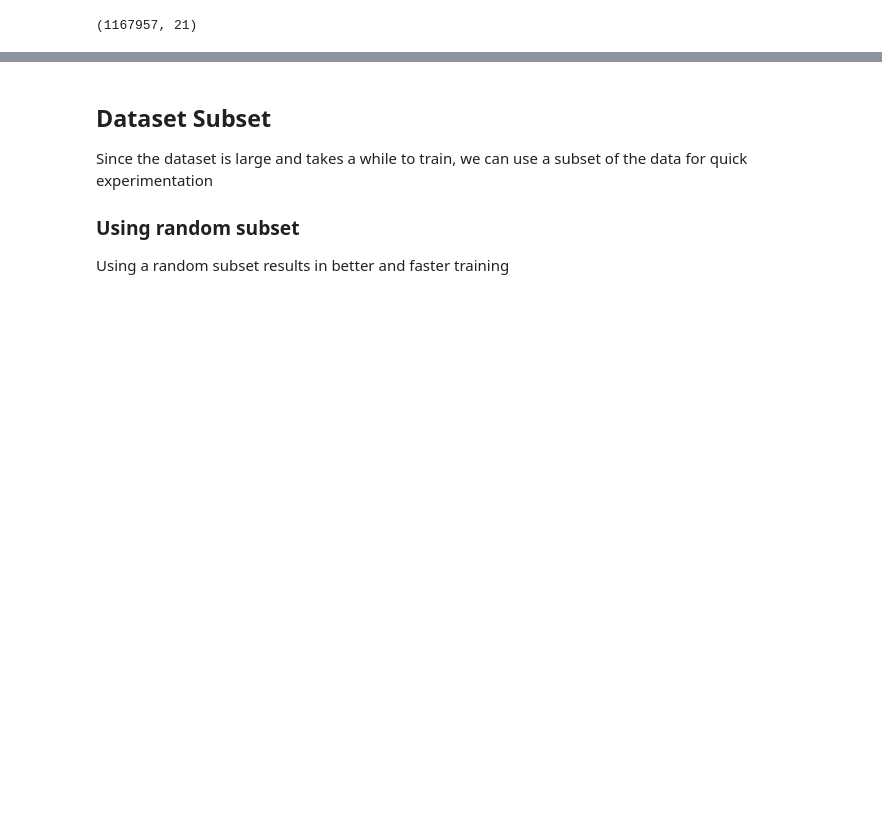
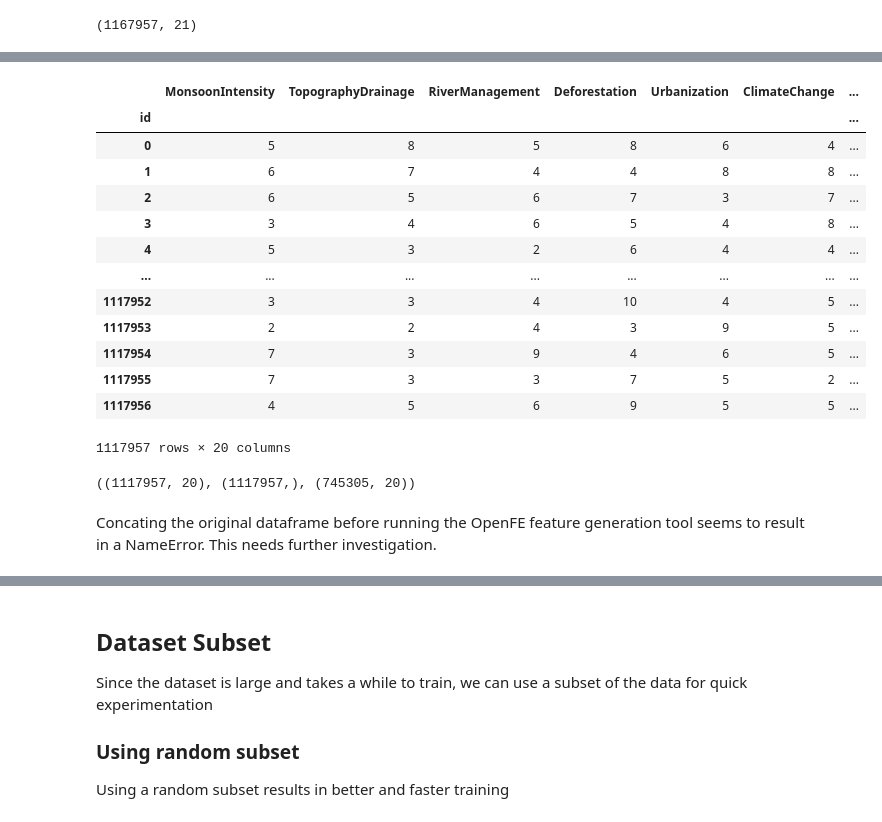
Before and after one commit to rubanzasilva/flood_prediction, a Jupyter notebook: s04e05-fastai.ipynb, the cells around one changed output, grey strips where cells are left out. Cells and saved outputs as stored; diff of their text form; code cells hidden in the pictures; blank space fills up the shorter version.

Commit message:
Kaggle Notebook | s04e05_fastai | Version 26

```diff
--- a/s04e05-fastai.ipynb
+++ b/s04e05-fastai.ipynb
@@ -124,7 +118,7 @@ flood.csv
 train_df = pd.read_csv(path/'train.csv',index_col='id')
 test_df = pd.read_csv(path/'test.csv',index_col='id')
 sub_df = pd.read_csv(path/'sample_submission.csv',index_col='id')
-original_df = pd.read_csv('/kaggle/input/flood-prediction-factors/flood.csv')
+#original_df = pd.read_csv('/kaggle/input/flood-prediction-factors/flood.csv')
 # %%
 train_df.shape,original_df.shape
 # %% [output]
@@ -136,0 +176,26 @@ train_df.shape
+# %%
+train_x = train_df.drop('FloodProbability',axis=1)
+train_x
+# %% [output]
+|  | MonsoonIntensity | TopographyDrainage | RiverManagement | Deforestation | Urbanization | ClimateChange | ... |
+| id |  |  |  |  |  |  | ... |
+| 0 | 5 | 8 | 5 | 8 | 6 | 4 | ... |
+| 1 | 6 | 7 | 4 | 4 | 8 | 8 | ... |
+| 2 | 6 | 5 | 6 | 7 | 3 | 7 | ... |
+| 3 | 3 | 4 | 6 | 5 | 4 | 8 | ... |
+| 4 | 5 | 3 | 2 | 6 | 4 | 4 | ... |
+| ... | ... | ... | ... | ... | ... | ... | ... |
+| 1117952 | 3 | 3 | 4 | 10 | 4 | 5 | ... |
+| 1117953 | 2 | 2 | 4 | 3 | 9 | 5 | ... |
+| 1117954 | 7 | 3 | 9 | 4 | 6 | 5 | ... |
+| 1117955 | 7 | 3 | 3 | 7 | 5 | 2 | ... |
+| 1117956 | 4 | 5 | 6 | 9 | 5 | 5 | ... |
+1117957 rows × 20 columns
+# %%
+test_x = test_df
+train_x.shape,train_y.shape,test_x.shape
+# %% [output]
+((1117957, 20), (1117957,), (745305, 20))
+# %% [markdown]
+Concating the original dataframe before running the OpenFE feature generation tool seems to result in a NameError.
+This needs further investigation.
```
Also changed, not shown: parts of 46 cells of this notebook.
